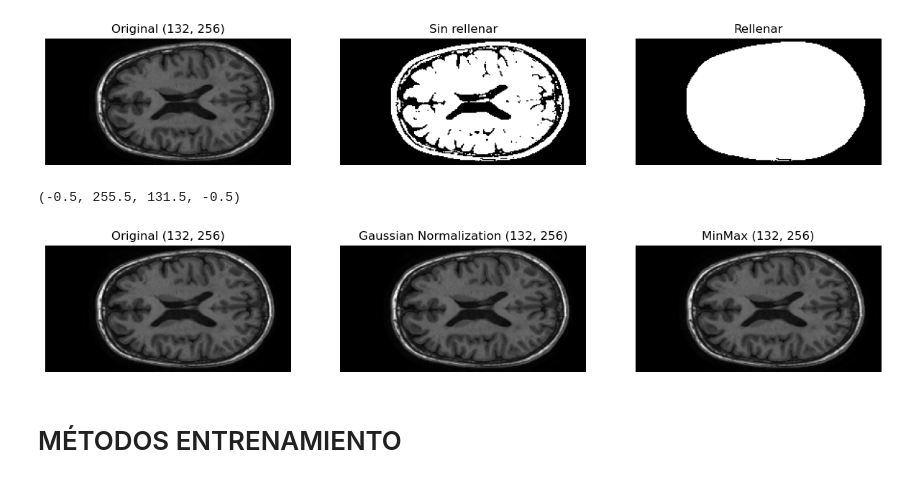
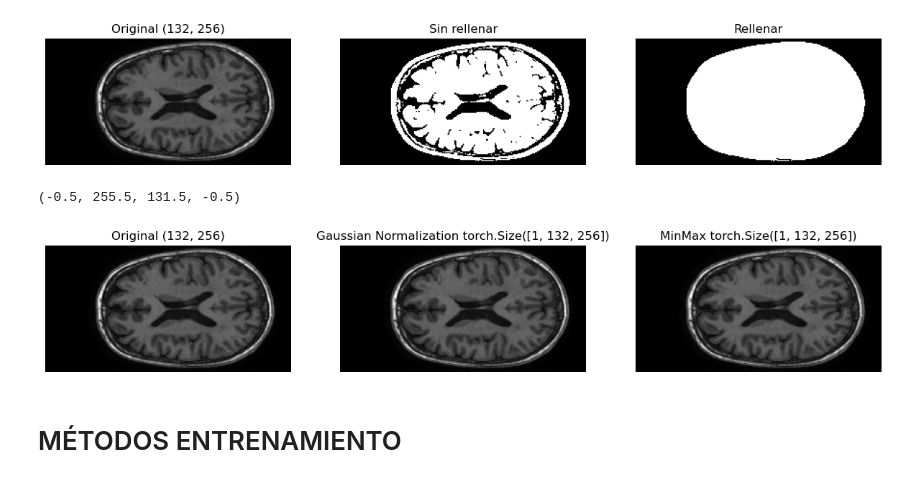
Before and after one commit to AinaT9/White-Matter-Hyperintensity-Segmentation, a Jupyter notebook: EntrenamientoUnet.ipynb, the cells around one changed output. Saved outputs shown, nothing was run; the diff lists cells and outputs as text; code cells hidden in the pictures.

```diff
--- a/EntrenamientoUnet.ipynb
+++ b/EntrenamientoUnet.ipynb
@@ -198,26 +198,26 @@ axs[2].axis('off')
 # %%
 
 fig,axs = plt.subplots(1, 3, figsize=(15,5))
 flair= os.path.join(TRAINING_PATH_AMSTERDAM, "100","pre","T1.nii.gz")
 img = nibabel.load(flair)
 image_data = img.get_fdata()
 image_orig=image_data[:, :,53]
 axs[0].imshow(image_orig, cmap='gray')
 axs[0].set_title("Original %s" %(image_orig.shape,))
 axs[0].axis('off')
-
-image_res=gaussian_normalizationFILL(image_data[:, :, 53], mask)
-axs[1].imshow(image_res, cmap='gray')
+mask_tensor= transforms.ToTensor()(mask)
+image_res=gaussian_normalizationFILL(transforms.ToTensor()(image_data[:, :, 53]), mask_tensor)
+axs[1].imshow(image_res.squeeze(0), cmap='gray')
 axs[1].set_title("Gaussian Normalization %s" %(image_res.shape,))
 axs[1].axis('off')
 
-image_crop=minmax_normalizationFILL(image_data[:, :, 53], mask)
-axs[2].imshow(image_crop, cmap='gray')
+image_crop=minmax_normalizationFILL(transforms.ToTensor()(image_data[:, :, 53]), mask_tensor)
+axs[2].imshow(image_crop.squeeze(0), cmap='gray')
 axs[2].set_title("MinMax %s" %(image_crop.shape,))
 axs[2].axis('off')
 # %% [output]
 (-0.5, 255.5, 131.5, -0.5)
-[figure, old version]
+[figure, new version]
 # %% [markdown]
 # MÉTODOS ENTRENAMIENTO
 # %%
```
Also changed, not shown: parts of 3 cells of this notebook.
